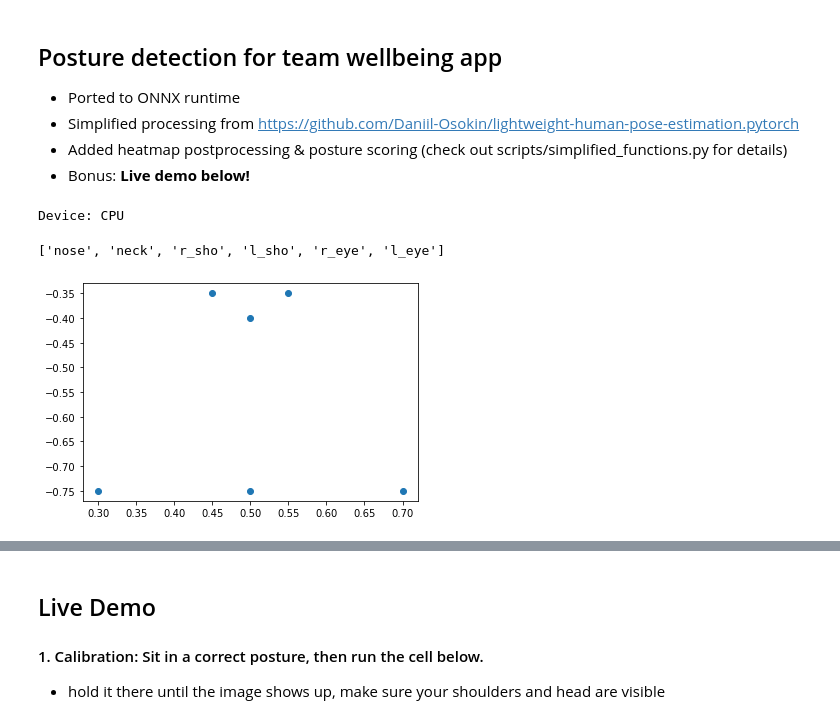
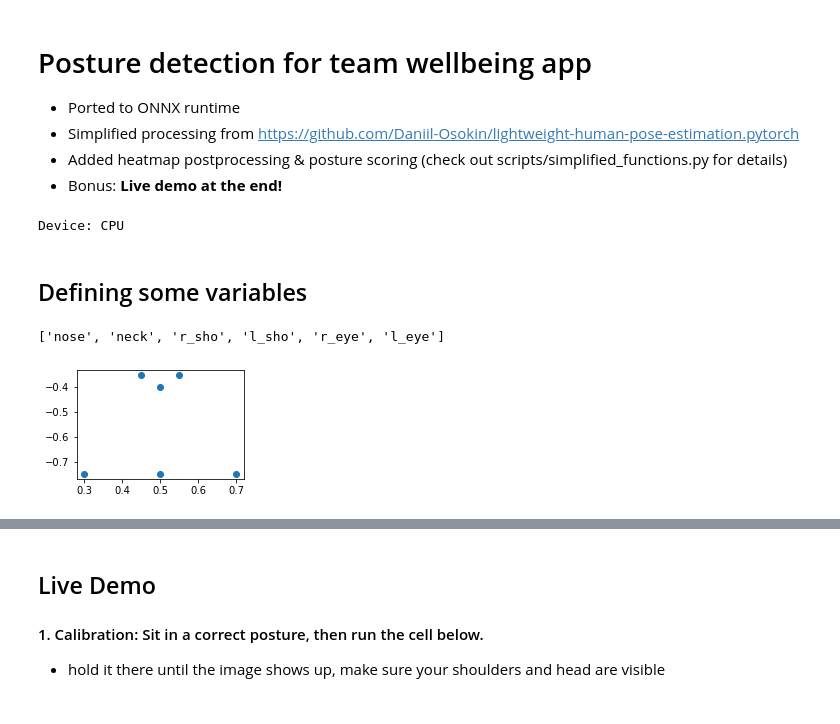
Before and after one commit to sfsy1/lightweight-human-pose-estimation.pytorch, a Jupyter notebook: demo_onnx.ipynb, the cells around one changed output, grey strips where cells are left out. Saved outputs shown, nothing was run; the diff lists cells and outputs as text; code cells hidden in the pictures.

```diff
--- a/demo_onnx.ipynb
+++ b/demo_onnx.ipynb
@@ -1,9 +1,9 @@
 # %% [markdown]
-## Posture detection for team wellbeing app
+# Posture detection for team wellbeing app
 * Ported to ONNX runtime
 * Simplified processing from https://github.com/Daniil-Osokin/lightweight-human-pose-estimation.pytorch
 * Added heatmap postprocessing & posture scoring (check out scripts/simplified_functions.py for details)
-* Bonus: __Live demo below!__
+* Bonus: __Live demo at the end!__
 # %%
 import matplotlib.pyplot as plt
 import cv2
@@ -20,21 +20,23 @@ import onnxruntime as ort
 print('Device: {}'.format(ort.get_device()))
 # %% [output]
 Device: CPU
+# %% [markdown]
+## Defining some variables
 # %%
 # We will only be using 6 of the key points
 kpt_names = ['nose', 'neck', 'r_sho', 'r_elb', 'r_wri', 'l_sho', 'l_elb',
              'l_wri', 'r_hip', 'r_knee', 'r_ank', 'l_hip', 'l_knee',
              'l_ank', 'r_eye', 'l_eye', 'r_ear', 'l_ear']
 
 # points of interest
 poi = [0, 1, 2, 5, 14, 15]
 print([kpt_names[i] for i in poi])
 
 # default positions (y,x) of different parts with the origin on the top left
 default_keypoints = [(0.4,0.5), (0.75,0.5), (0.75,0.3), (0.75,0.7),(0.35,0.45), (0.35,0.55)]
 
 # they're really just telling the algorithm roughly where to look for these keypoints by default
-plt.scatter([x[1] for x in default_keypoints], [-x[0] for x in default_keypoints]);
+plt.figure(figsize=(3,2)); plt.scatter([x[1] for x in default_keypoints], [-x[0] for x in default_keypoints]);
 # %% [output]
 ['nose', 'neck', 'r_sho', 'l_sho', 'r_eye', 'l_eye']
-[figure, old version]
+[figure, new version]
```
Also changed, not shown: parts of 7 cells of this notebook, 7 other files.
